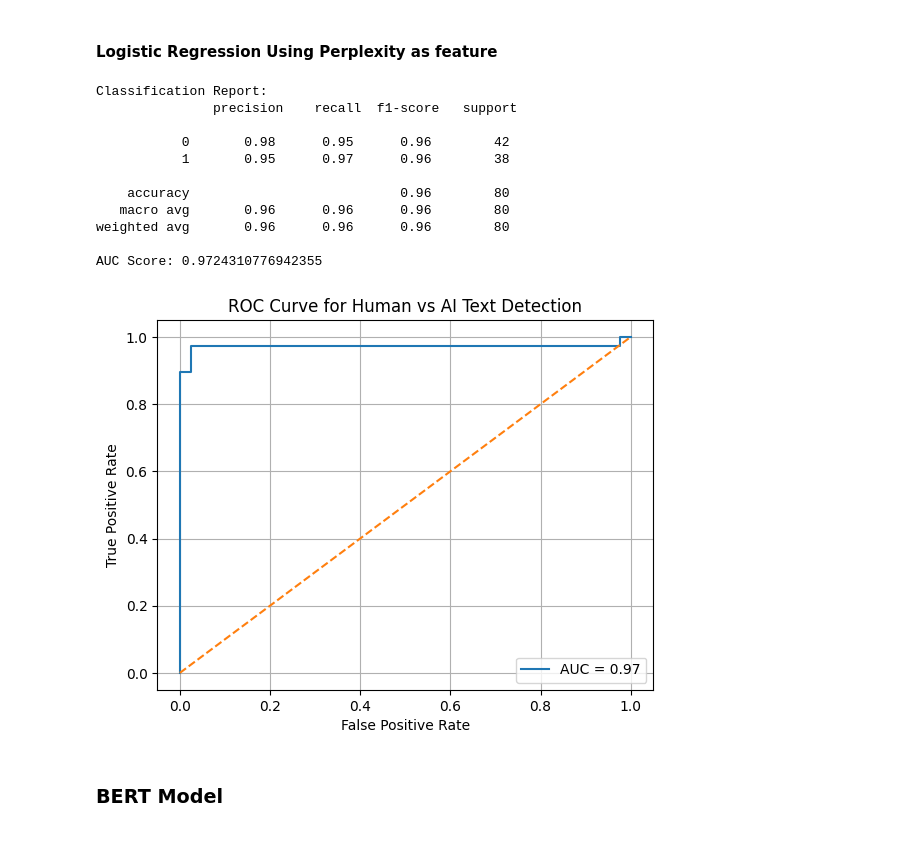
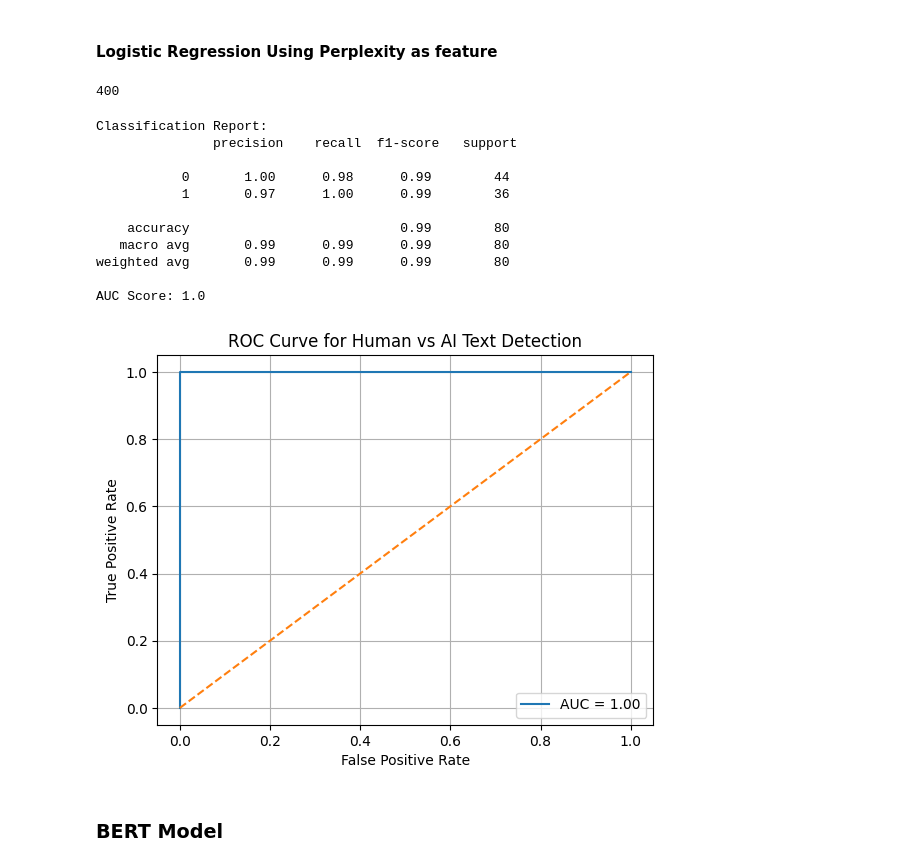
Before and after one commit to pawanbhatta178/FakeReviewDetector, a Jupyter notebook: ReviewAIDetector.ipynb, the cells around one changed output. Saved outputs shown, nothing was run; the diff lists cells and outputs as text; code cells hidden in the pictures.

```diff
--- a/ReviewAIDetector.ipynb
+++ b/ReviewAIDetector.ipynb
@@ -276,0 +364,16 @@ print(df_combined.head())
+# %%
+df_combined2 = pd.concat([
+    df[df['generated'] == 0.0].head(REVIEW_COUNT_PER_CATEGORY),  # first 200 human
+    df[df['generated'] == 1.0].head(REVIEW_COUNT_PER_CATEGORY)   # first 200 AI
+], ignore_index=True)
+# %%
+from tqdm import tqdm
+tqdm.pandas()
+
+def add_perplexity_as_feature(orig_df):
+  orig_df['perplexity'] = orig_df['text'].progress_apply(calculate_perplexity)
+  return orig_df
+
+df_combined2 = add_perplexity_as_feature(df_combined2)
+# %%
+df_combined2['label'] = df_combined2['generated'].astype(int)
@@ -276,0 +405,15 @@ print(df_combined.head())
+# %%
+import seaborn as sns
+import matplotlib.pyplot as plt
+
+# Map 0.0 and 1.0 to 'Human' and 'AI'
+df_combined2['source'] = df_combined2['generated'].map({1.0: 'AI', 0.0: 'Human'})
+
+# Plot KDE
+sns.kdeplot(data=df_combined2, x='perplexity', hue='source', fill=True, common_norm=False, alpha=0.5)
+plt.title("Perplexity Distribution: AI vs Human")
+plt.xlabel("Perplexity")
+plt.ylabel("Density")
+plt.grid(True)
+plt.tight_layout()
+plt.show()
@@ -277,5 +422,9 @@ print(df_combined.head())
 # %% [markdown]
 #### Logistic Regression Using Perplexity as feature
+# %%
+df_combined.shape[0]
+# %% [output]
+400
 # %%
 from sklearn.linear_model import LogisticRegression
 from sklearn.model_selection import train_test_split
@@ -283,8 +432,8 @@ from sklearn.metrics import classification_report, roc_auc_score, roc_curve
 import matplotlib.pyplot as plt
 
 # 1. Define features and labels
-X = df_combined[['perplexity']]  # Only perplexity as feature
-y = df_combined['label']         # 1 = human, 0 = AI
+X = df_combined2[['perplexity']]  # Only perplexity as feature
+y = df_combined2['label']         # 1 = human, 0 = AI
 
 # 2. Train-test split
 X_train, X_test, y_train, y_test = train_test_split(
@@ -292,40 +441,40 @@ X_train, X_test, y_train, y_test = train_test_split(
 )
 
 # 3. Train logistic regression model
 clf = LogisticRegression()
 clf.fit(X_train, y_train)
 
 # 4. Predict
 y_pred = clf.predict(X_test)
 y_prob = clf.predict_proba(X_test)[:, 1]  # Probability that label = 1 (human)
 
 # 5. Evaluate model
 print("Classification Report:\n", classification_report(y_test, y_pred))
 print("AUC Score:", roc_auc_score(y_test, y_prob))
 
 # 6. ROC Curve
 fpr, tpr, _ = roc_curve(y_test, y_prob)
 plt.plot(fpr, tpr, label=f"AUC = {roc_auc_score(y_test, y_prob):.2f}")
 plt.plot([0, 1], [0, 1], linestyle='--')
 plt.xlabel("False Positive Rate")
 plt.ylabel("True Positive Rate")
 plt.title("ROC Curve for Human vs AI Text Detection")
 plt.legend()
 plt.grid()
 plt.show()
 # %% [output]
 Classification Report:
                precision    recall  f1-score   support
 
-           0       0.98      0.95      0.96        42
-           1       0.95      0.97      0.96        38
+           0       1.00      0.98      0.99        44
+           1       0.97      1.00      0.99        36
 
-    accuracy                           0.96        80
-   macro avg       0.96      0.96      0.96        80
-weighted avg       0.96      0.96      0.96        80
+    accuracy                           0.99        80
+   macro avg       0.99      0.99      0.99        80
+weighted avg       0.99      0.99      0.99        80
 
-AUC Score: 0.9724310776942355
+AUC Score: 1.0
-[figure, old version]
+[figure, new version]
 # %% [markdown]
 ### BERT Model
 # %%
```
Also changed, not shown: parts of 34 cells of this notebook.
